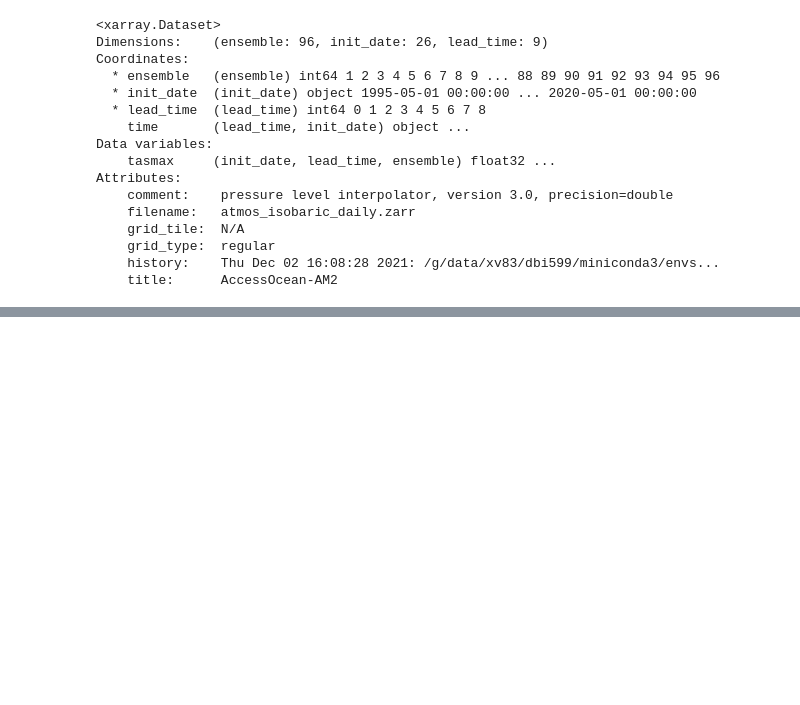
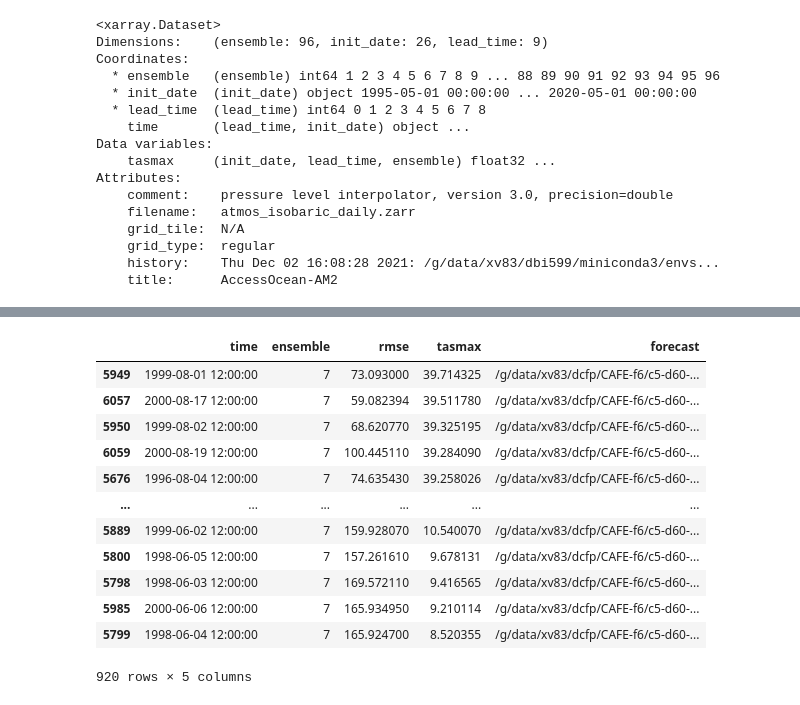
Before and after one commit to DamienIrving/seatac-txx, a Jupyter notebook: soil_moisture.ipynb, the cells around one changed output, grey strips where cells are left out. Cells and saved outputs as stored; diff of their text form; code cells hidden in the pictures; blank space fills up the shorter version.

```diff
--- a/soil_moisture.ipynb
+++ b/soil_moisture.ipynb
@@ -124,0 +175,4 @@ plt.show()
+# %%
+lead_time_index = 0
+txx = float(ds_txx_may['tasmax'].isel({'ensemble': ensemble_index, 'init_date': init_date_index, 'lead_time': lead_time_index}).values)
+water = float(ds_summer_water_may['water'].isel({'ensemble': ensemble_index, 'init_date': init_date_index, 'lead_time': lead_time_index}).values)
@@ -124,0 +187,16 @@ plt.show()
+# %%
+rmse_df_subset.iloc[(rmse_df_subset['tasmax'] - txx).abs().argsort(), :]
+# %% [output]
+|  | time | ensemble | rmse | tasmax | forecast |
+| 5949 | 1999-08-01 12:00:00 | 7 | 73.093000 | 39.714325 | /g/data/xv83/dcfp/CAFE-f6/c5-d60-... |
+| 6057 | 2000-08-17 12:00:00 | 7 | 59.082394 | 39.511780 | /g/data/xv83/dcfp/CAFE-f6/c5-d60-... |
+| 5950 | 1999-08-02 12:00:00 | 7 | 68.620770 | 39.325195 | /g/data/xv83/dcfp/CAFE-f6/c5-d60-... |
+| 6059 | 2000-08-19 12:00:00 | 7 | 100.445110 | 39.284090 | /g/data/xv83/dcfp/CAFE-f6/c5-d60-... |
+| 5676 | 1996-08-04 12:00:00 | 7 | 74.635430 | 39.258026 | /g/data/xv83/dcfp/CAFE-f6/c5-d60-... |
+| ... | ... | ... | ... | ... | ... |
+| 5889 | 1999-06-02 12:00:00 | 7 | 159.928070 | 10.540070 | /g/data/xv83/dcfp/CAFE-f6/c5-d60-... |
+| 5800 | 1998-06-05 12:00:00 | 7 | 157.261610 | 9.678131 | /g/data/xv83/dcfp/CAFE-f6/c5-d60-... |
+| 5798 | 1998-06-03 12:00:00 | 7 | 169.572110 | 9.416565 | /g/data/xv83/dcfp/CAFE-f6/c5-d60-... |
+| 5985 | 2000-06-06 12:00:00 | 7 | 165.934950 | 9.210114 | /g/data/xv83/dcfp/CAFE-f6/c5-d60-... |
+| 5799 | 1998-06-04 12:00:00 | 7 | 165.924700 | 8.520355 | /g/data/xv83/dcfp/CAFE-f6/c5-d60-... |
+920 rows × 5 columns
```
Also changed, not shown: parts of 16 cells of this notebook.
